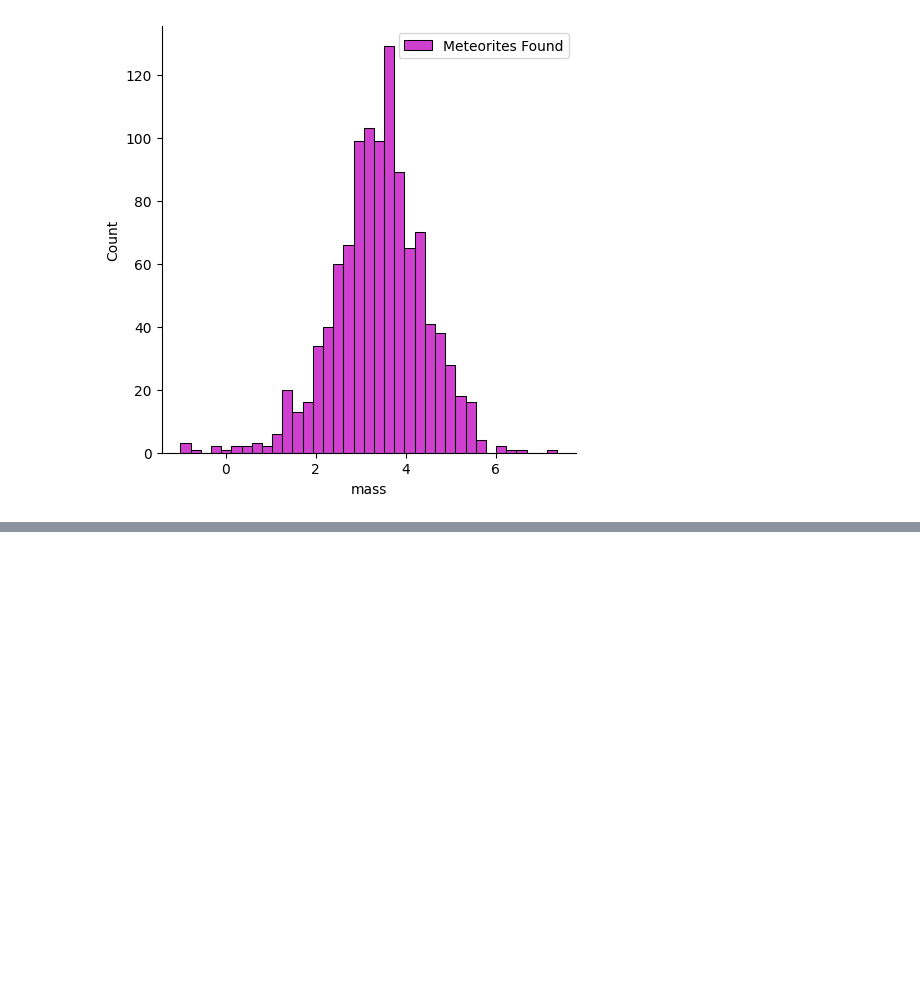
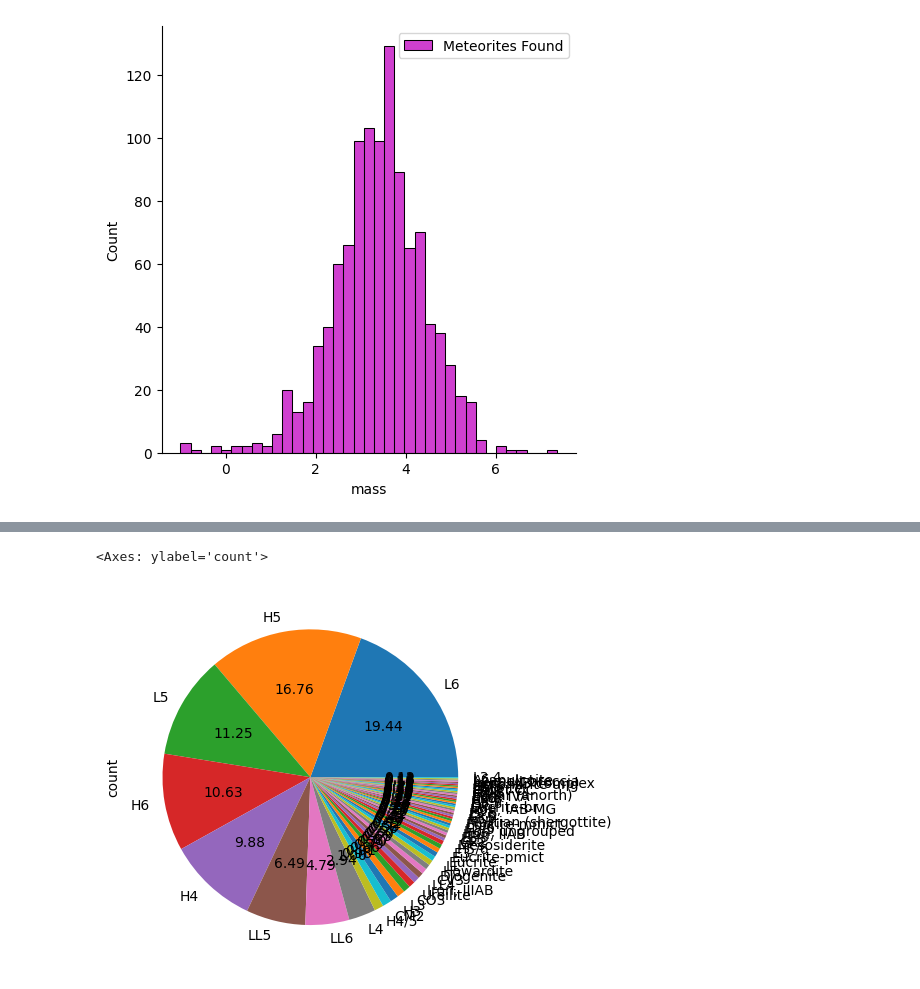
Before and after one commit to peshqa/MMO_lab, a Jupyter notebook: CTbI4YK_visualisatsiya_dannbIX.ipynb, the cells around one changed output, grey strips where cells are left out. Drawn from its saved outputs; the diff is of its cells as text; code cells hidden in the pictures; blank space fills up the shorter version.

```diff
--- a/CTbI4YK_visualisatsiya_dannbIX.ipynb
+++ b/CTbI4YK_visualisatsiya_dannbIX.ipynb
@@ -129,3 +129,9 @@ show(p)
 [interactive output not drawn]
 [interactive output not drawn]
 [interactive output not drawn]
+# %%
+v_class = data['recclass'].value_counts()
+v_class[v_class > 50.0].plot.pie(autopct='%.2f')
+# %% [output]
+<Axes: ylabel='count'>
+[figure, added]
```
